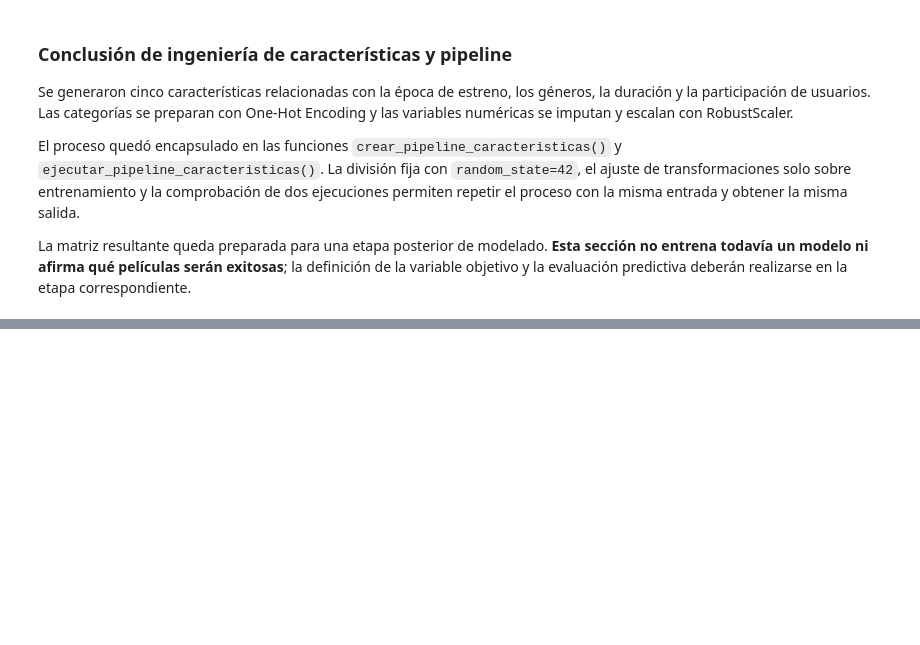
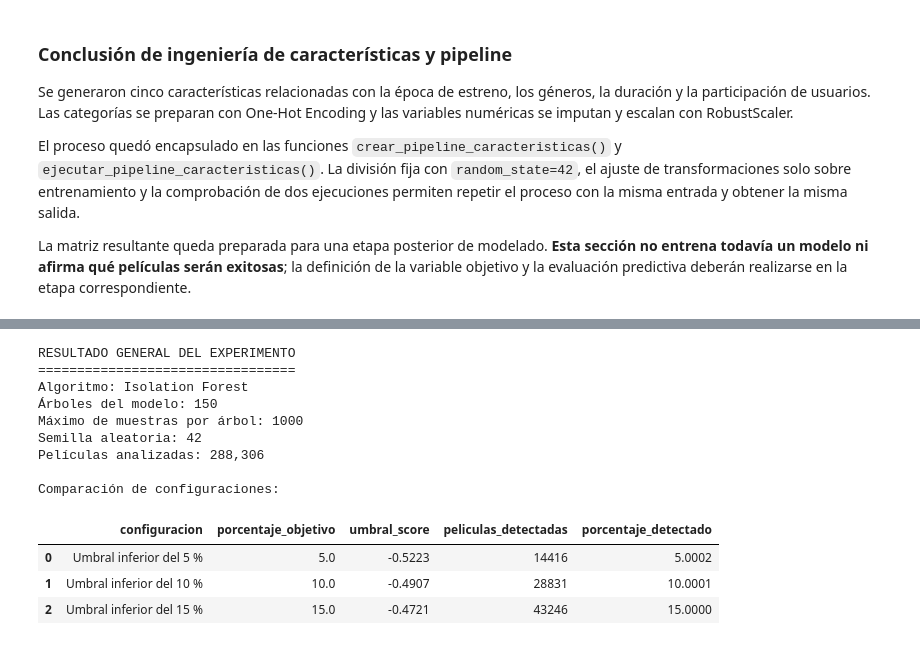
Before and after one commit to SantiCeballosM/mineria-datos-cine-exito, a Jupyter notebook: notebooks/Cine_Exito.ipynb, the cells around one changed output, grey strips where cells are left out. Saved outputs shown, nothing was run; the diff lists cells and outputs as text; code cells hidden in the pictures; blank space fills up the shorter version.

```diff
--- a/notebooks/Cine_Exito.ipynb
+++ b/notebooks/Cine_Exito.ipynb
@@ -2853,0 +3054,70 @@ La matriz resultante queda preparada para una etapa posterior de modelado. **Est
+# %%
+# ============================================================
+# 32.4 ENTRENAMIENTO Y COMPARACIÓN DE CONFIGURACIONES
+# ============================================================
+
+modelo_anomalias = IsolationForest(
+    n_estimators=150,
+    max_samples=min(1000, len(X_anomalias)),
+    contamination="auto",
+    random_state=42,
+    n_jobs=-1
+)
+
+modelo_anomalias.fit(X_anomalias)
+
+# Un puntaje menor indica una observación más atípica.
+puntajes_anomalias = modelo_anomalias.score_samples(X_anomalias)
+
+configuraciones_anomalias = [0.05, 0.10, 0.15]
+mascaras_configuracion_anomalias = {}
+filas_comparacion_anomalias = []
+
+for proporcion in configuraciones_anomalias:
+    umbral = float(np.quantile(puntajes_anomalias, proporcion))
+    mascara = puntajes_anomalias <= umbral
+    mascaras_configuracion_anomalias[proporcion] = mascara
+
+    cantidad_detectada = int(mascara.sum())
+    porcentaje_real = cantidad_detectada / len(puntajes_anomalias) * 100
+
+    filas_comparacion_anomalias.append({
+        "configuracion": f"Umbral inferior del {int(proporcion * 100)} %",
+        "porcentaje_objetivo": proporcion * 100,
+        "umbral_score": umbral,
+        "peliculas_detectadas": cantidad_detectada,
+        "porcentaje_detectado": porcentaje_real
+    })
+
+comparacion_anomalias = pd.DataFrame(filas_comparacion_anomalias)
+
+# La configuración del 10 % se toma como referencia para interpretar ejemplos.
+df_anomalias_resultados = df_anomalias.copy()
+df_anomalias_resultados["score_iforest"] = puntajes_anomalias
+df_anomalias_resultados["es_anomalia_5pct"] = mascaras_configuracion_anomalias[0.05]
+df_anomalias_resultados["es_anomalia_10pct"] = mascaras_configuracion_anomalias[0.10]
+df_anomalias_resultados["es_anomalia_15pct"] = mascaras_configuracion_anomalias[0.15]
+
+print("RESULTADO GENERAL DEL EXPERIMENTO")
+print("=================================")
+print(f"Algoritmo: Isolation Forest")
+print(f"Árboles del modelo: {modelo_anomalias.n_estimators}")
+print(f"Máximo de muestras por árbol: {modelo_anomalias.max_samples_}")
+print(f"Semilla aleatoria: 42")
+print(f"Películas analizadas: {len(df_anomalias_resultados):,}")
+print("\nComparación de configuraciones:")
+display(comparacion_anomalias.round(4))
+# %% [output]
+RESULTADO GENERAL DEL EXPERIMENTO
+=================================
+Algoritmo: Isolation Forest
+Árboles del modelo: 150
+Máximo de muestras por árbol: 1000
+Semilla aleatoria: 42
+Películas analizadas: 288,306
+
+Comparación de configuraciones:
+|  | configuracion | porcentaje_objetivo | umbral_score | peliculas_detectadas | porcentaje_detectado |
+| 0 | Umbral inferior del 5 % | 5.0 | -0.5223 | 14416 | 5.0002 |
+| 1 | Umbral inferior del 10 % | 10.0 | -0.4907 | 28831 | 10.0001 |
+| 2 | Umbral inferior del 15 % | 15.0 | -0.4721 | 43246 | 15.0000 |
```
Also changed, not shown: parts of 55 cells of this notebook.
